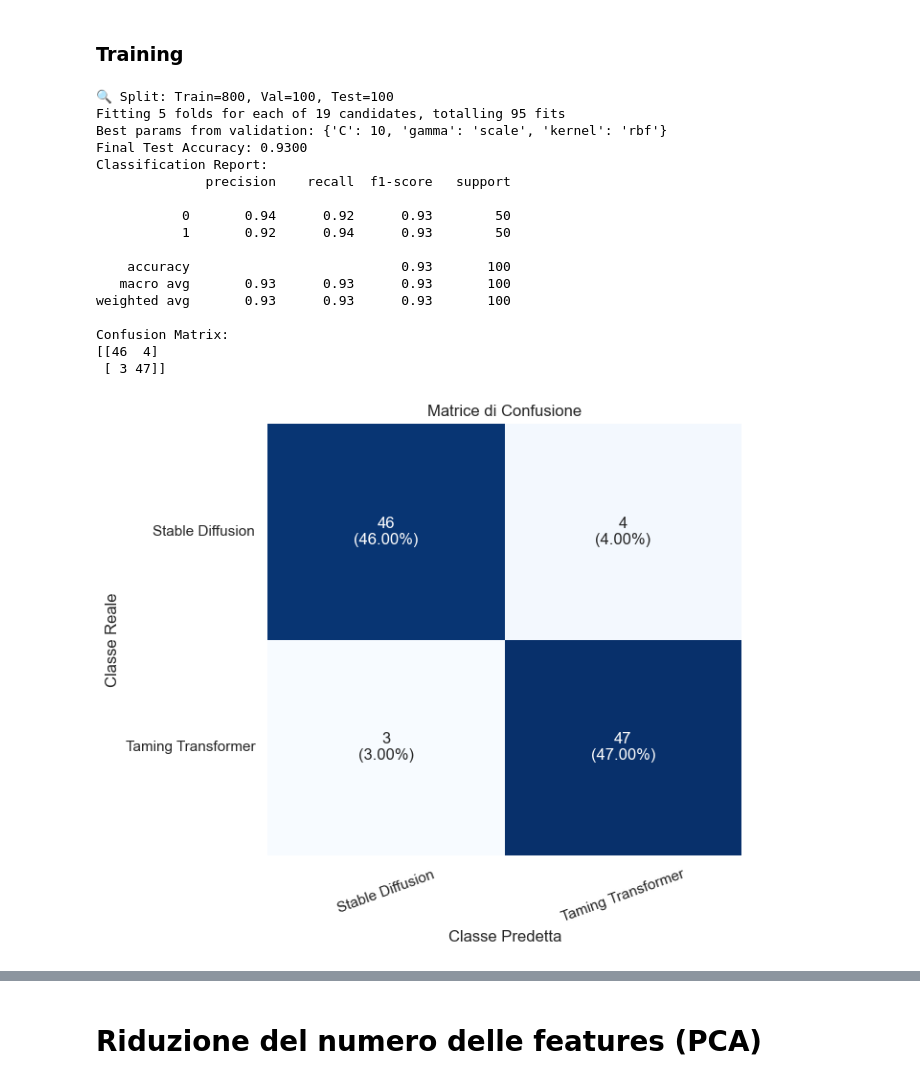
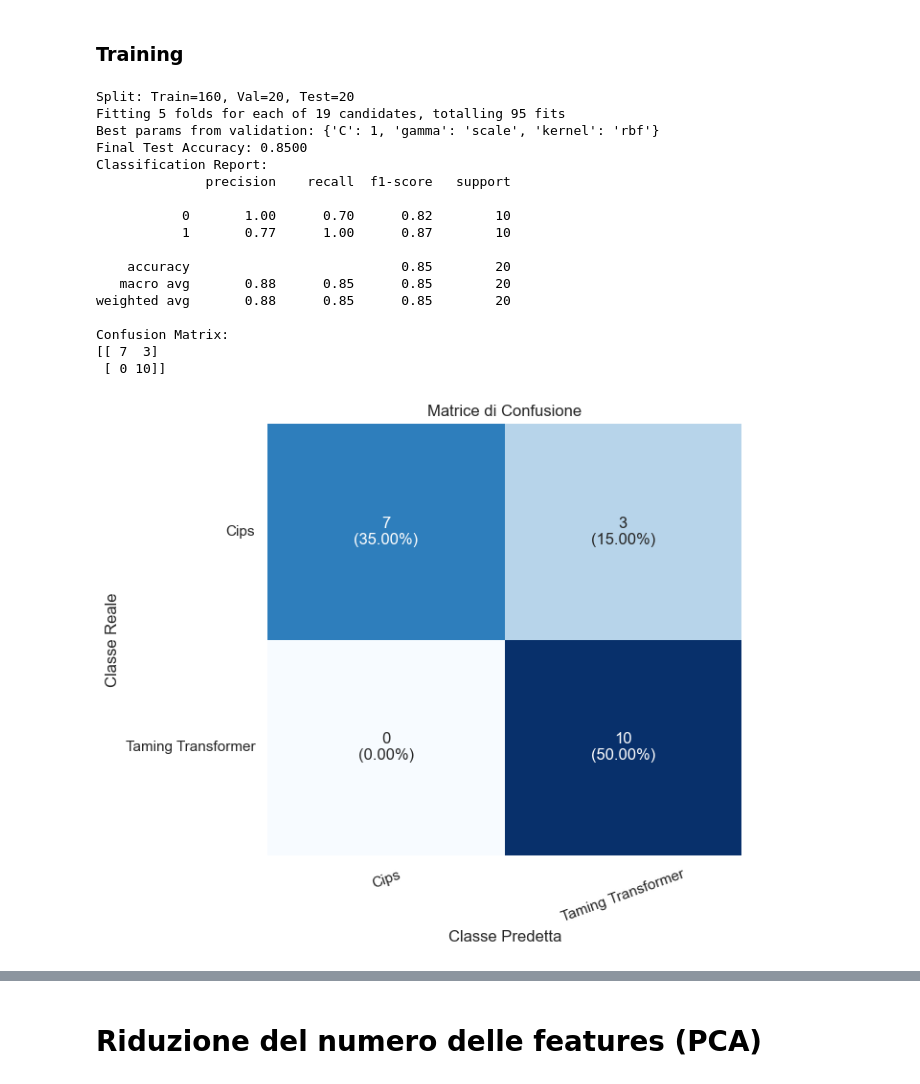
Before and after one commit to mariantonietta-maselli/Progetto_FVAB, a Jupyter notebook: SVM.ipynb, the cells around one changed output, grey strips where cells are left out. Cells and saved outputs as stored; diff of their text form; code cells hidden in the pictures.

```diff
--- a/SVM.ipynb
+++ b/SVM.ipynb
@@ -20,7 +20,7 @@ from sklearn.preprocessing import LabelEncoder
 import plotly.express as px
 # %%
 # Scelta modelli
-model_a = {'stable_diffusion'}
+model_a = {'cips'}
 model_b = {'taming_transformer'}
 # %%
 class ImageFolder(Dataset):
@@ -179,9 +224,9 @@ transform = ViT_B_16_Weights.IMAGENET1K_V1.transforms()
 # Caricamento del dataset con label numeriche e trasformazioni
 dataset = ImageFolder(
     root_dir='./archive',
-    model_a="stable_diffusion",
+    model_a="cips",
     model_b="taming_transformer",
-    nrows=500,
+    nrows=100,
     transform=transform
 )
 
@@ -192,11 +237,11 @@ loader = DataLoader(dataset, batch_size=32, shuffle=False)
 data = pd.DataFrame(dataset.samples, columns=['path', 'label'])
 
 # Mapping esplicito per rendere leggibili le etichette numeriche
-label_map = {0: 'stable_diffusion', 1: 'taming_transformer'}
+label_map = {0: 'cips', 1: 'taming_transformer'}
 data['label_name'] = data['label'].map(label_map)
 
 # Conteggio delle classi
-counts = data['label_name'].value_counts().loc[['stable_diffusion', 'taming_transformer']]
+counts = data['label_name'].value_counts().loc[['cips', 'taming_transformer']]
 
 # Disegna il plot
 fig, ax = plt.subplots(figsize=(6, 5))
@@ -269,24 +314,33 @@ df.head()
 # %% [markdown]
 ### Training
 # %%
-train_SVM(df)
+df.__name__ = "df"
+
+# Crea la stringa nome modelli
+model_name = f"{list(model_a)[0]}_vs_{list(model_b)[0]}"
+
+# Crea output_dir
+output_dir = get_unique_output_dir(model_name=model_name, dataset_name=df.__name__)
+
+# Lancia il training passando output_dir
+train_SVM(df, output_dir=output_dir)
 # %% [output]
-🔍 Split: Train=800, Val=100, Test=100
+Split: Train=160, Val=20, Test=20
 Fitting 5 folds for each of 19 candidates, totalling 95 fits
-Best params from validation: {'C': 10, 'gamma': 'scale', 'kernel': 'rbf'}
-Final Test Accuracy: 0.9300
+Best params from validation: {'C': 1, 'gamma': 'scale', 'kernel': 'rbf'}
+Final Test Accuracy: 0.8500
 Classification Report:
               precision    recall  f1-score   support
 
-           0       0.94      0.92      0.93        50
-           1       0.92      0.94      0.93        50
+           0       1.00      0.70      0.82        10
+           1       0.77      1.00      0.87        10
 
-    accuracy                           0.93       100
-   macro avg       0.93      0.93      0.93       100
-weighted avg       0.93      0.93      0.93       100
+    accuracy                           0.85        20
+   macro avg       0.88      0.85      0.85        20
+weighted avg       0.88      0.85      0.85        20
 
 Confusion Matrix:
-[[46  4]
- [ 3 47]]
+[[ 7  3]
+ [ 0 10]]
-[figure, old version]
+[figure, new version]
 # %%
```
Also changed, not shown: parts of 12 cells of this notebook, 13 other files.
